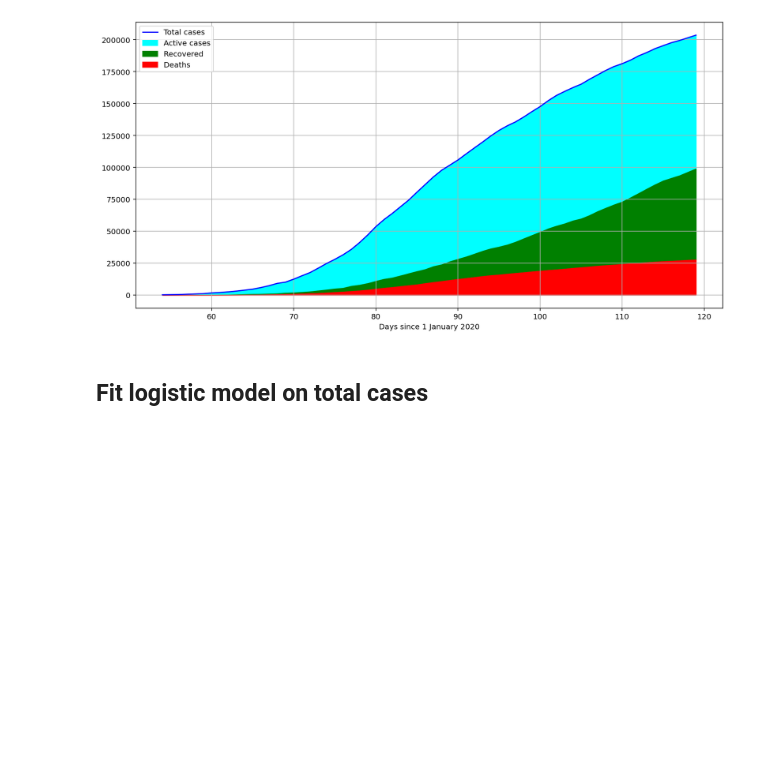
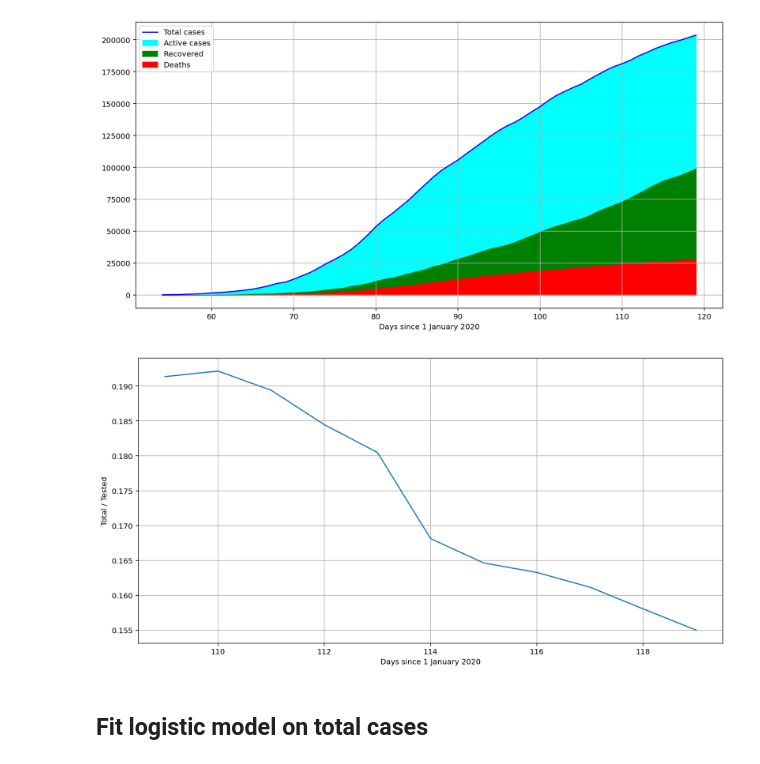
Before and after one commit to fabiocody/covid19, a Jupyter notebook: covid19.ipynb, the cells around one changed output. Cells and saved outputs as stored; diff of their text form; code cells hidden in the pictures; blank space fills up the shorter version.

```diff
--- a/covid19.ipynb
+++ b/covid19.ipynb
@@ -27,7 +27,7 @@ def logistic_model_derivative(x, a, b, c):
 ## Load and preprocess data
 # %%
 df = pd.read_csv(URL)
-df = df.loc[:,['data', 'totale_positivi', 'dimessi_guariti', 'deceduti', 'totale_casi']]
+df = df.loc[:,['data', 'totale_positivi', 'dimessi_guariti', 'deceduti', 'totale_casi', 'casi_testati']]
 date = df['data']
 df['data'] = date.map(lambda x : (datetime.strptime(x, FMT) - datetime.strptime("2020-01-01T00:00:00", FMT)).days)
 # %% [markdown]
@@ -38,14 +38,17 @@ active_cases = np.array(df.iloc[:,1])
 recovered = np.array(df.iloc[:,2])
 deaths = np.array(df.iloc[:,3])
 total_cases = np.array(df.iloc[:,4])
+tested_cases = np.array(df.iloc[:, 5])
 delta_active_cases = np.hstack([0, np.ediff1d(active_cases)])
 delta_recovered = np.hstack([0, np.ediff1d(recovered)])
 delta_deaths = np.hstack([0, np.ediff1d(deaths)])
 delta_total_cases = np.hstack([0, np.ediff1d(total_cases)])
+ratio = total_cases / tested_cases
 print(datetime.now().strftime("%Y-%m-%d %H:%M"))
 print()
-print(f'Active cases  = {active_cases[-1]}\t(+ {delta_active_cases[-1]})')
-print(f'Recovered     = {recovered[-1]}\t(+ {delta_recovered[-1]})')
-print(f'Deaths        = {deaths[-1]}\t(+ {delta_deaths[-1]})')
-print(f'Total cases   = {total_cases[-1]}\t(+ {delta_total_cases[-1]})')
+print(f'Active cases   = {active_cases[-1]}\t(+ {delta_active_cases[-1]})')
+print(f'Recovered      = {recovered[-1]}\t(+ {delta_recovered[-1]})')
+print(f'Deaths         = {deaths[-1]}\t(+ {delta_deaths[-1]})')
+print(f'Total cases    = {total_cases[-1]}\t(+ {delta_total_cases[-1]})')
+print(f'Total / Tested = {ratio[-1] * 100:.2f} %')
 # %% [output]
@@ -94,6 +98,13 @@ plt.legend()
 plt.grid(True)
 # %% [output]
 [figure]
+# %%
+plt.plot(x, ratio)
+plt.xlabel('Days since 1 January 2020')
+plt.ylabel('Total / Tested')
+plt.grid(True)
+# %% [output]
+[figure, added]
 # %% [markdown]
 ## Fit logistic model on total cases
 # %%
```
Also changed, not shown: parts of 1 cell of this notebook, 2 other files.
